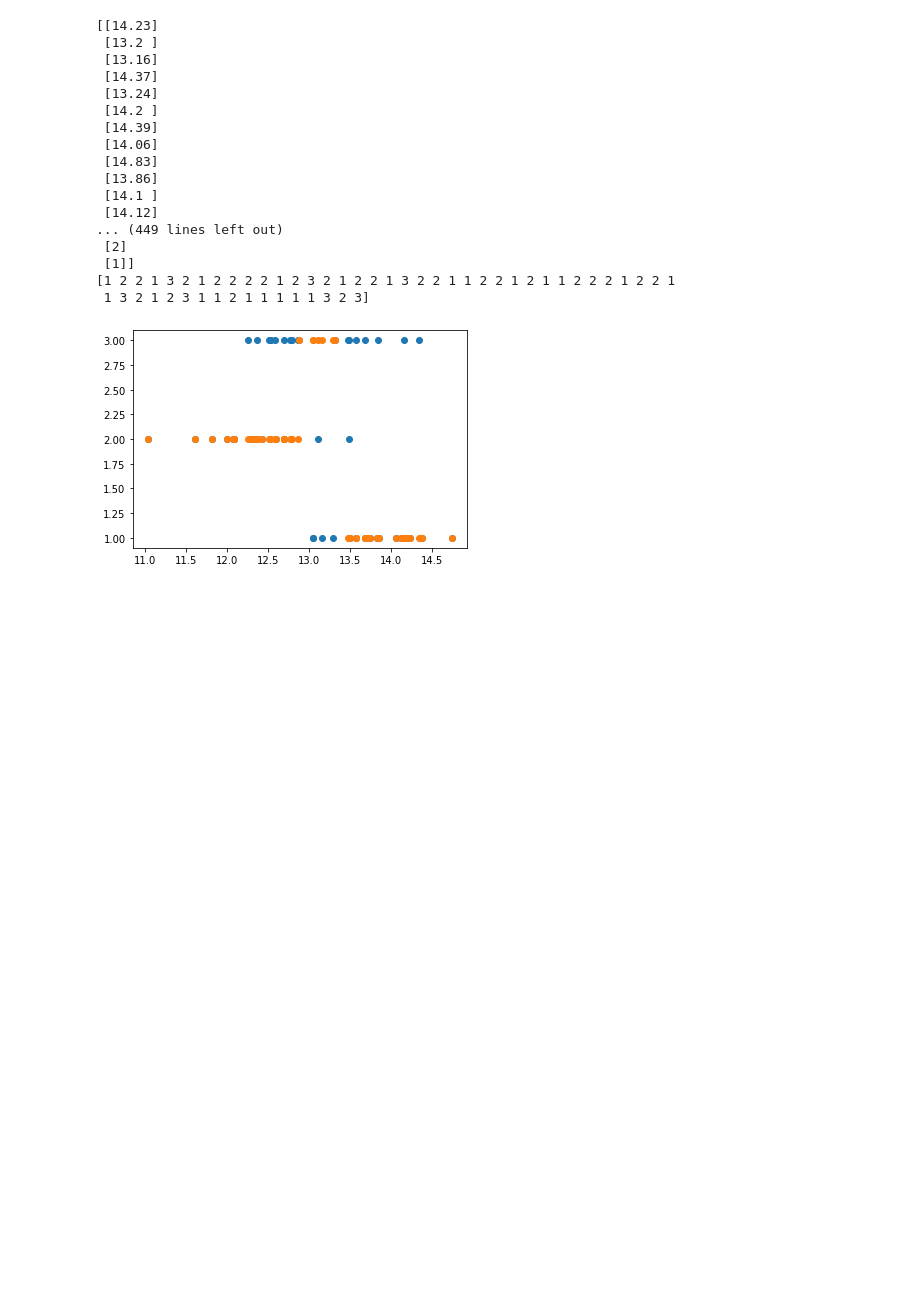
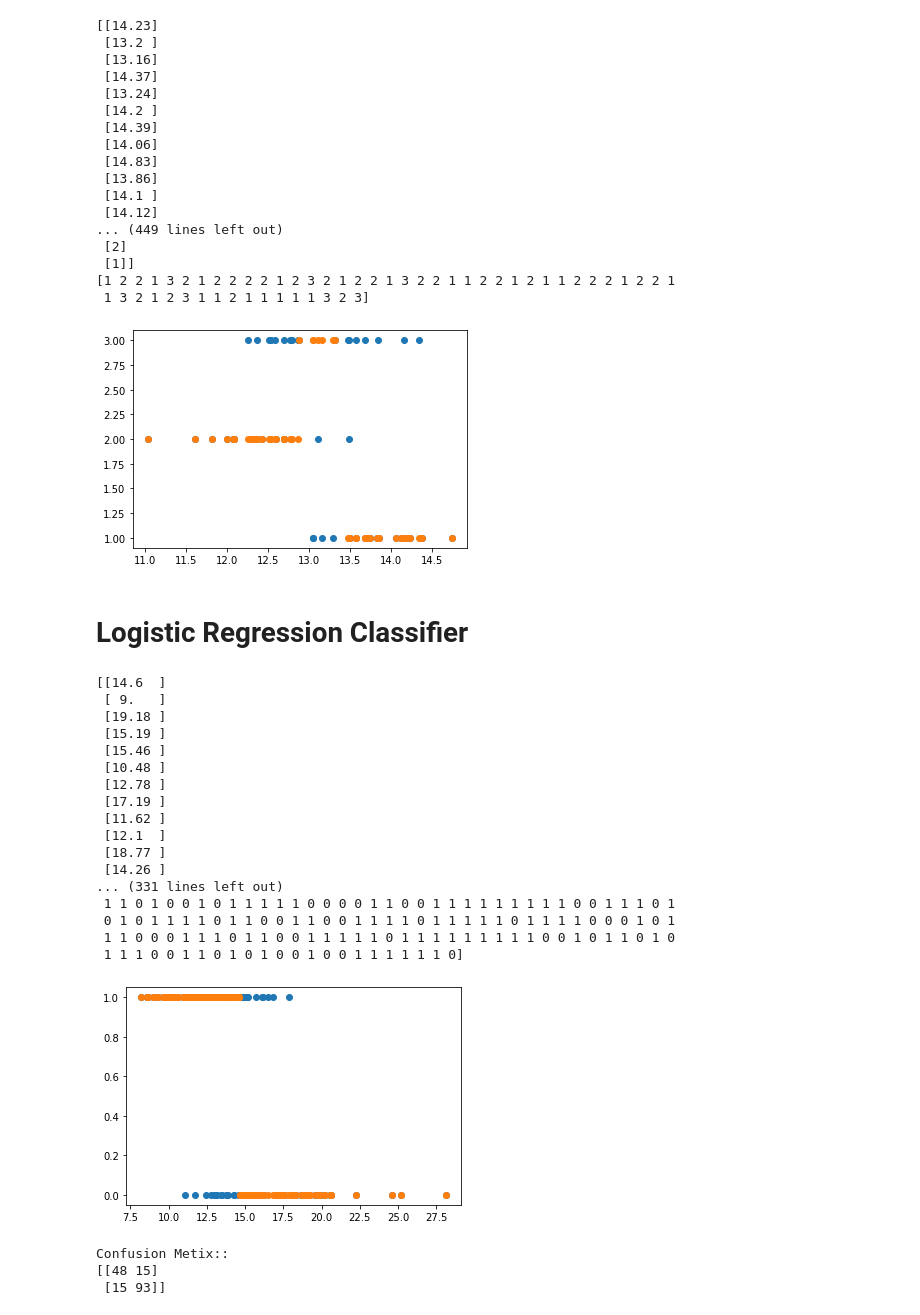
Before and after one commit to KanjariyaRahul/machine-learning, a Jupyter notebook: Classification/Clasification.ipynb, the cells around one changed output. Cells and saved outputs as stored; diff of their text form; code cells hidden in the pictures; blank space fills up the shorter version.

Commit message:
Logistic Regression Classifier

```diff
--- a/Classification/Clasification.ipynb
+++ b/Classification/Clasification.ipynb
@@ -171,3 +179,68 @@ plt.show()
 [1 2 2 1 3 2 1 2 2 2 2 1 2 3 2 1 2 2 1 3 2 2 1 1 2 2 1 2 1 1 2 2 2 1 2 2 1
  1 3 2 1 2 3 1 1 2 1 1 1 1 1 3 2 3]
 [figure]
+# %% [markdown]
+# Logistic Regression Classifier
+# %%
+from sklearn import model_selection
+from sklearn.datasets import load_breast_cancer
+from sklearn.linear_model import LogisticRegression
+import pandas as pd
+import numpy as np
+import matplotlib.pyplot as plt
+from sklearn.metrics import confusion_matrix
+
+#model Evalution
+#Load the dataset: cancer
+dataset= load_breast_cancer()
+
+#Identify x and y
+x=np.array(dataset.data[:,0]).reshape(-1,1)
+y=np.array(dataset.target).reshape(-1,1)
+
+#Split the dataset into training & testing
+xtrain,xtest,ytrain,ytest = model_selection.train_test_split(x,y,test_size=0.3)
+
+#Load the classifier
+classifier = LogisticRegression()
+
+#Train the model
+classifier.fit(xtrain,ytrain)
+
+#test the classifier
+ytest_predicted = classifier.predict(xtest)
+
+print(xtest)
+print(ytest)
+print(ytest_predicted)
+#Visualize the results
+plt.scatter(xtest,ytest)
+plt.scatter(xtest,ytest_predicted)
+plt.show()
+
+#Model Evaluation
+from sklearn.metrics import confusion_matrix
+print("\nConfusion Metix::")
+print(confusion_matrix(ytest,ytest_predicted))
+# %% [output]
+[[14.6  ]
+ [ 9.   ]
+ [19.18 ]
+ [15.19 ]
+ [15.46 ]
+ [10.48 ]
+ [12.78 ]
+ [17.19 ]
+ [11.62 ]
+ [12.1  ]
+ [18.77 ]
+ [14.26 ]
+... (331 lines left out)
+ 1 1 0 1 0 0 1 0 1 1 1 1 1 0 0 0 0 1 1 0 0 1 1 1 1 1 1 1 1 1 0 0 1 1 1 0 1
+ 0 1 0 1 1 1 1 0 1 1 0 0 1 1 0 0 1 1 1 1 0 1 1 1 1 1 0 1 1 1 1 0 0 0 1 0 1
+ 1 1 0 0 0 1 1 1 0 1 1 0 0 1 1 1 1 1 0 1 1 1 1 1 1 1 1 1 0 0 1 0 1 1 0 1 0
+ 1 1 1 0 0 1 1 0 1 0 1 0 0 1 0 0 1 1 1 1 1 1 0]
+[figure, added]
+Confusion Metix::
+[[48 15]
+ [15 93]]
```
Also changed, not shown: parts of 1 cell of this notebook.
